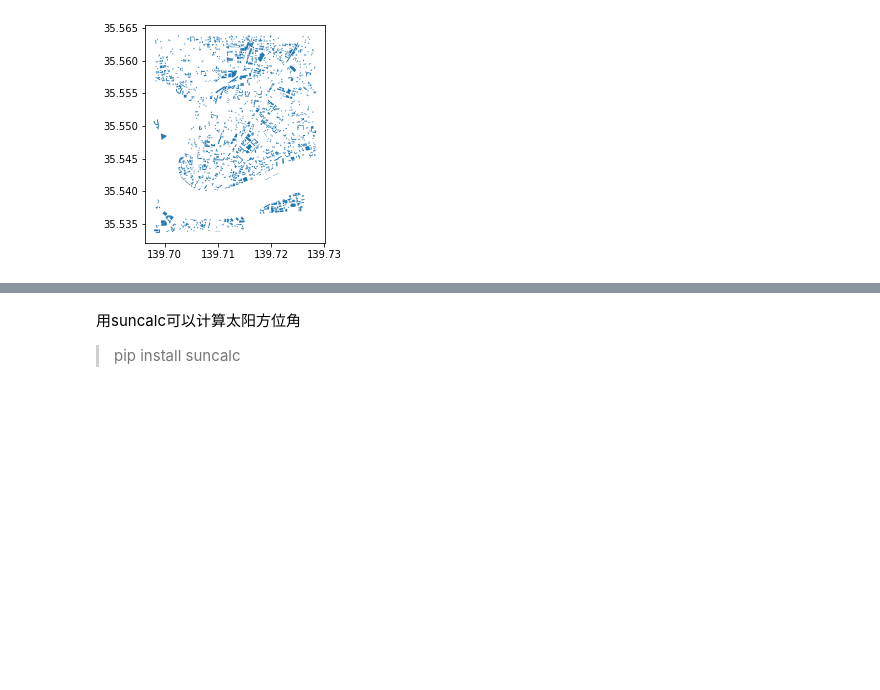
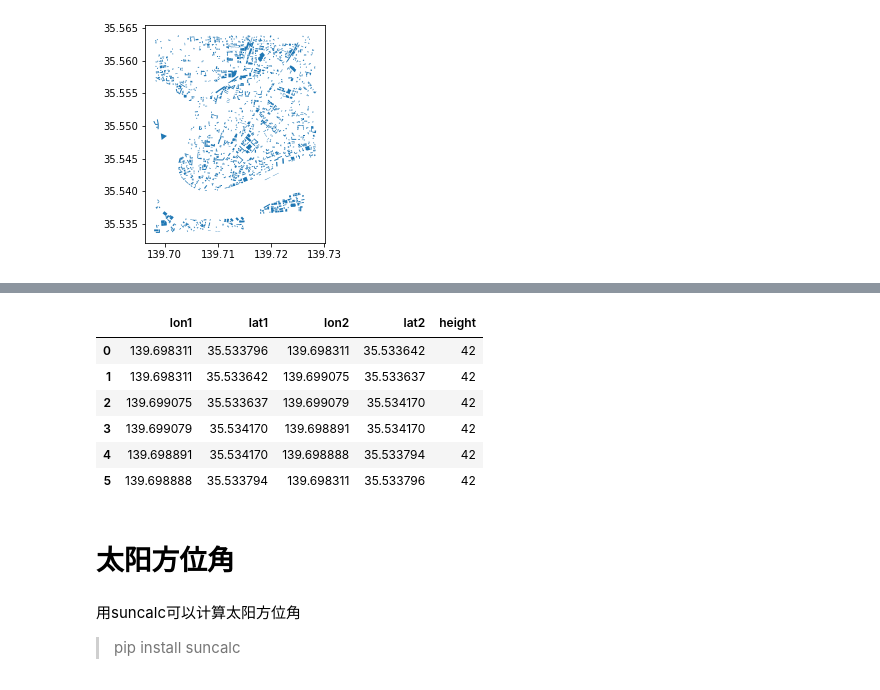
Before and after one commit to ni1o1/advtise-demo, a Jupyter notebook: 建筑阴影计算.ipynb, the cells around one changed output, grey strips where cells are left out. Cells and saved outputs as stored; diff of their text form; code cells hidden in the pictures; blank space fills up the shorter version.

```diff
--- a/建筑阴影计算.ipynb
+++ b/建筑阴影计算.ipynb
@@ -20,3 +26,24 @@ building.head()
+# %%
+#将建筑拆成墙壁
+bdinfo = building.iloc[0]
+bdpolygon = bdinfo['geometry']
+bdheight = bdinfo['height']
+wall = pd.DataFrame(bdpolygon.exterior.coords,columns=['lon1','lat1'])
+wall['lon2'] = wall['lon1'].shift(-1)
+wall['lat2'] = wall['lat1'].shift(-1)
+wall['height'] = bdheight
+wall = wall.iloc[:-1]
+wall
+# %% [output]
+|  | lon1 | lat1 | lon2 | lat2 | height |
+| 0 | 139.698311 | 35.533796 | 139.698311 | 35.533642 | 42 |
+| 1 | 139.698311 | 35.533642 | 139.699075 | 35.533637 | 42 |
+| 2 | 139.699075 | 35.533637 | 139.699079 | 35.534170 | 42 |
+| 3 | 139.699079 | 35.534170 | 139.698891 | 35.534170 | 42 |
+| 4 | 139.698891 | 35.534170 | 139.698888 | 35.533794 | 42 |
+| 5 | 139.698888 | 35.533794 | 139.698311 | 35.533796 | 42 |
+# %% [markdown]
+# 太阳方位角
 # %% [markdown]
 用suncalc可以计算太阳方位角
 > pip install suncalc
```
Also changed, not shown: parts of 9 cells of this notebook.
